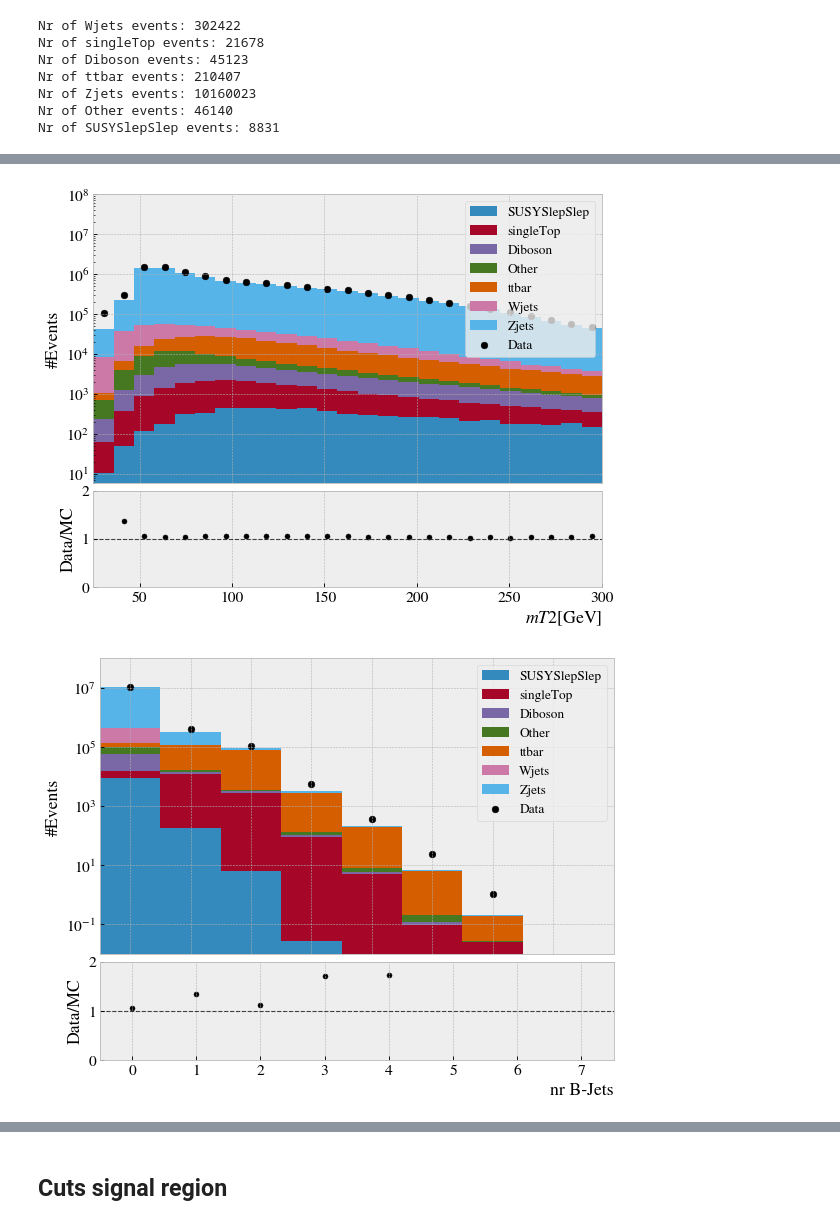
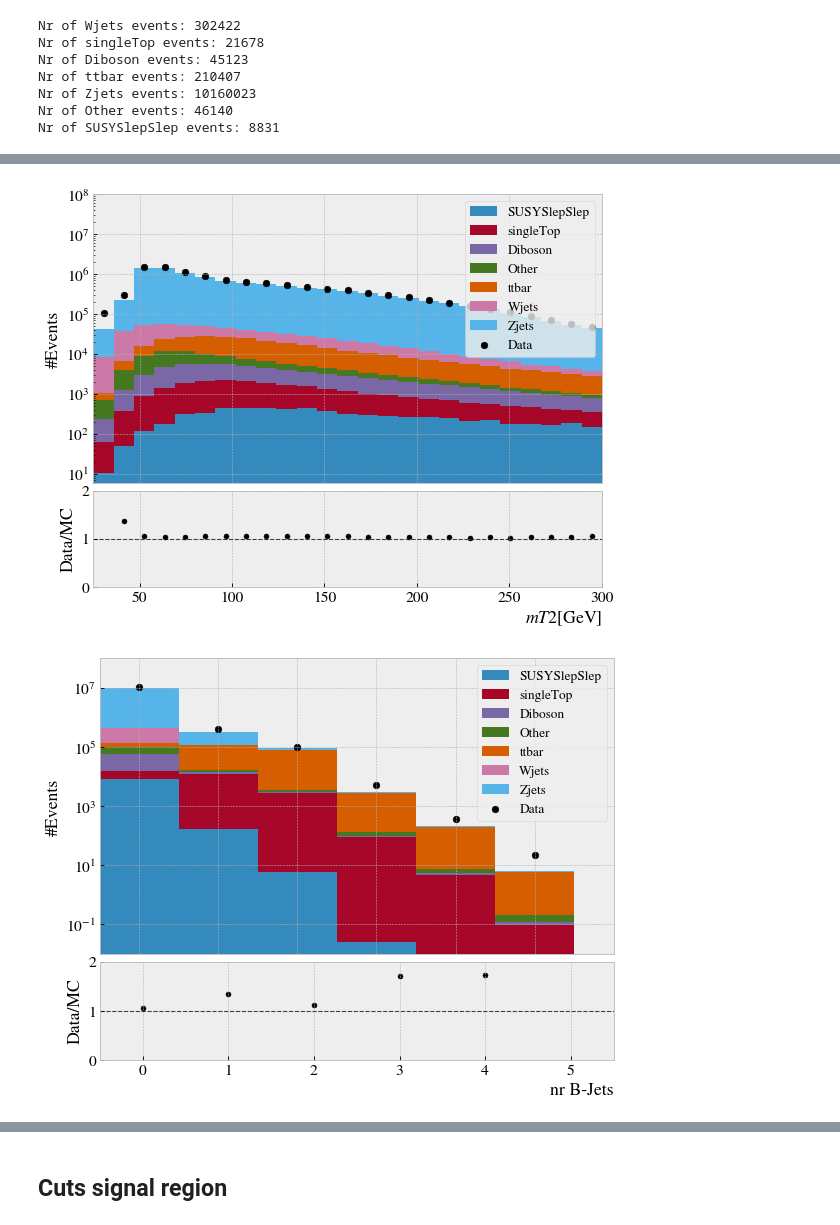
Before and after one commit to WilliamHirst/FYS5555, a Jupyter notebook: Proj3/new_notebooks/Histo.ipynb, the cells around one changed output, grey strips where cells are left out. Drawn from its saved outputs; the diff is of its cells as text; code cells hidden in the pictures.

Commit message:
Updated the histo and utilities notebooks.

```diff
--- a/Proj3/new_notebooks/Histo.ipynb
+++ b/Proj3/new_notebooks/Histo.ipynb
@@ -233,18 +233,18 @@ plt.savefig("figures/mT2.pdf")
 plt.show()
 
 
-N, bins = np.histogram(df_data["nbjet77"], np.arange(9)-0.5)
+N, bins = np.histogram(df_data["nbjet77"], np.arange(7)-0.5)
 x = (np.array(bins[0:-1]) + np.array(bins[1:]))/2
 fig, (ax1, ax2) = plt.subplots(2, 1, gridspec_kw={'height_ratios': [3, 1]}, num=0, dpi=80, facecolor='w', edgecolor='k',figsize = (7.4, 5.8))
 ax1.set_yscale("log")
 ax1.set_ylabel("#Events", fontsize=16)
 ax1.tick_params(axis='x',which='both',bottom=False,top=False,labelbottom=False)
-n, bins, patches = ax1.hist(df_bTag, weights = weights, bins = np.arange(9)-0.5+(bins[0]+bins[1])/2, histtype = "barstacked", stacked = True, label = cats)
+n, bins, patches = ax1.hist(df_bTag, weights = weights, bins = np.arange(7)-0.5+(bins[0]+bins[1])/2, histtype = "barstacked", stacked = True, label = cats)
 ax1.scatter(x, N, c = "black", label = "Data")
 ax1.legend(fontsize=12)
 ax1.set_xlim([bins[0], bins[-1]])
 ax1.set_ylim(top = 1e8)
-ax1.set_xticks(np.arange(9)+(bins[0]+bins[1])/2, labels = [f"{i}" for i in range(9)])
+ax1.set_xticks(np.arange(7)+(bins[0]+bins[1])/2, labels = [f"{i}" for i in range(7)])
 
 n = calcN(bins, weights, df_bTag)
 ax2.scatter(x , N/n, c = "k", alpha = 1, s = 20)
@@ -311,34 +311,34 @@ plt.show()
 
 
 N, bins = np.histogram(df_data["isOS"], bins = 2, range=(0,1))
 x = (np.array(bins[0:-1]) + np.array(bins[1:]))/2
 fig, (ax1, ax2) = plt.subplots(2, 1, gridspec_kw={'height_ratios': [3, 1]}, num=0, dpi=80, facecolor='w', edgecolor='k',figsize = (7.4, 5.8))
 ax1.set_yscale("log")
 ax1.set_ylabel("#Events", fontsize=16)
 ax1.tick_params(axis='x',which='both',bottom=False,top=False,labelbottom=False)
 n, bins2, patches = ax1.hist(df_isOS, weights = weights, bins = 2, range=(0,1), histtype = "barstacked", stacked = True, label = cats)
 ax1.scatter(x, N, c = "black", label = "Data")
 ax1.legend(fontsize=12)
 ax1.set_xlim([bins[0], bins[-1]])
 ax1.set_ylim(top = 1e8)
 ax1.set_xticks([0.25, 0.75], labels = ["False","True"])
 
 ax2.scatter(x , N/np.sum(n,axis = 0), c = "k", alpha = 1, s = 20)
 ax2.axhline(1, linestyle = "--", c = "k", alpha = 0.7, linewidth = 1)
 ax2.set_xlabel(r"isOS", fontsize=16, loc = "right")
 ax2.set_xlim([bins[0], bins[-1]])
 ax2.set_ylim([0, 2])
 ax2.set_ylabel("Data/MC", fontsize =  16)
 plt.tight_layout(pad=1.1, w_pad=0.7, h_pad=0.2)
 plt.savefig("figures/isOS.pdf")
 plt.show()
 # %% [output]
 [figure]
 [figure]
 [figure]
 [figure]
 [figure]
-[figure, old version]
+[figure, new version]
 [figure]
 [figure]
 [figure]
```
Also changed, not shown: parts of 10 cells of this notebook, 2 other files.
